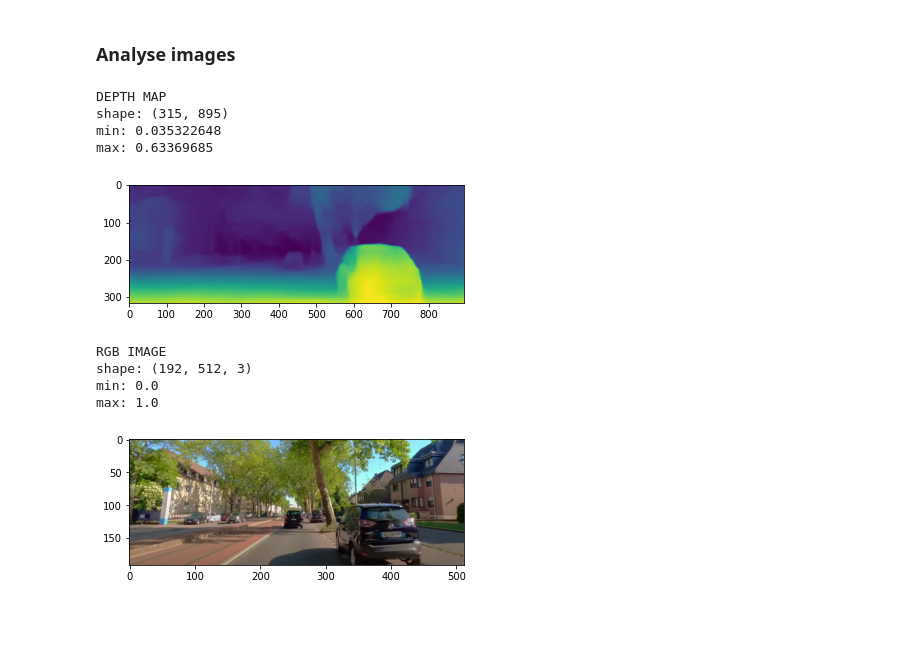
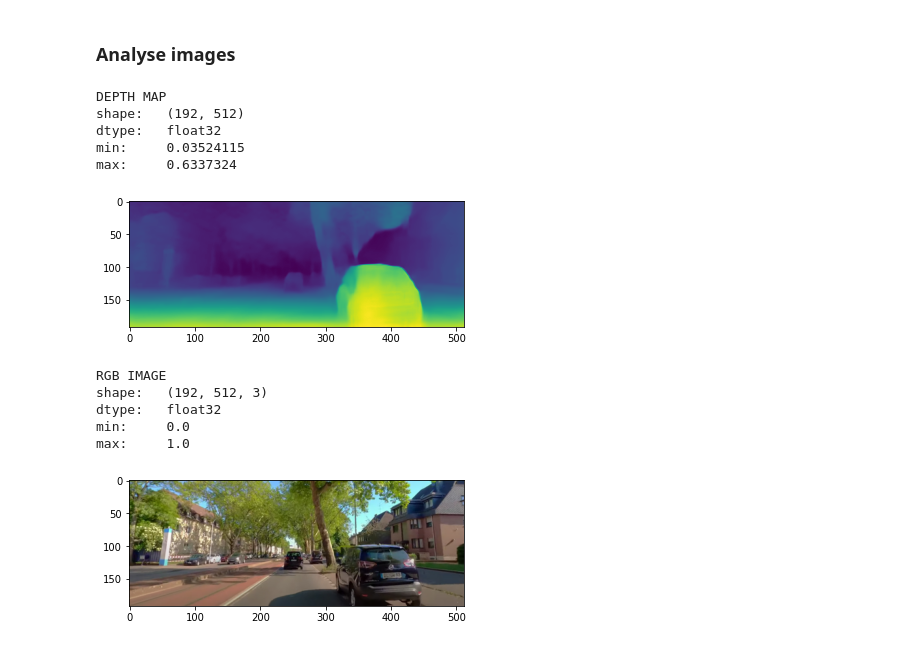
Before and after one commit to markus-42/manydepth, a Jupyter notebook: manydepth/inference.ipynb, the cells around one changed output. Saved outputs shown, nothing was run; the diff lists cells and outputs as text; code cells hidden in the pictures; blank space fills up the shorter version.

```diff
--- a/manydepth/inference.ipynb
+++ b/manydepth/inference.ipynb
@@ -153,38 +156,44 @@ with torch.no_grad():
 
     output = depth_decoder(output)
 
-    sigmoid_output = output[("disp", 0)]
-    sigmoid_output_resized = torch.nn.functional.interpolate(sigmoid_output, original_size, mode="bilinear", align_corners=False)
-    sigmoid_output_resized = sigmoid_output_resized.cpu().numpy()[:, 0]
+    depth = output[("disp", 0)]
+    depth = depth.cpu().numpy()[:, 0][0]
+
+    #sigmoid_output_resized = torch.nn.functional.interpolate(sigmoid_output, original_size, mode="bilinear", align_corners=False)
+    #sigmoid_output_resized = sigmoid_output_resized.cpu().numpy()[:, 0]
 # %% [markdown]
 ### Analyse images
 # %%
-depth = sigmoid_output_resized[0]
+#depth = depth[0]
 
 img = input_image.numpy()[0,...]
 img = np.moveaxis(img, 0, -1)
 
 print('DEPTH MAP')
-print('shape:', depth.shape)
-print('min:', np.amin(depth))
-print('max:', np.amax(depth))
+print('shape:\t', depth.shape)
+print('dtype:\t', depth.dtype)
+print('min:\t', np.amin(depth))
+print('max:\t', np.amax(depth))
 plt.imshow(depth)
 plt.show()
 
 print('\nRGB IMAGE')
-print('shape:', img.shape)
-print('min:', np.amin(img))
-print('max:', np.amax(img))
+print('shape:\t', img.shape)
+print('dtype:\t', img.dtype)
+print('min:\t', np.amin(img))
+print('max:\t', np.amax(img))
 plt.imshow(img)
 plt.show()
 # %% [output]
 DEPTH MAP
-shape: (315, 895)
-min: 0.035322648
-max: 0.63369685
+shape:   (192, 512)
+dtype:   float32
+min:     0.03524115
+max:     0.6337324
-[figure, old version]
+[figure, new version]
 RGB IMAGE
-shape: (192, 512, 3)
-min: 0.0
-max: 1.0
+shape:   (192, 512, 3)
+dtype:   float32
+min:     0.0
+max:     1.0
 [figure]
```
Also changed, not shown: parts of 7 cells of this notebook.
